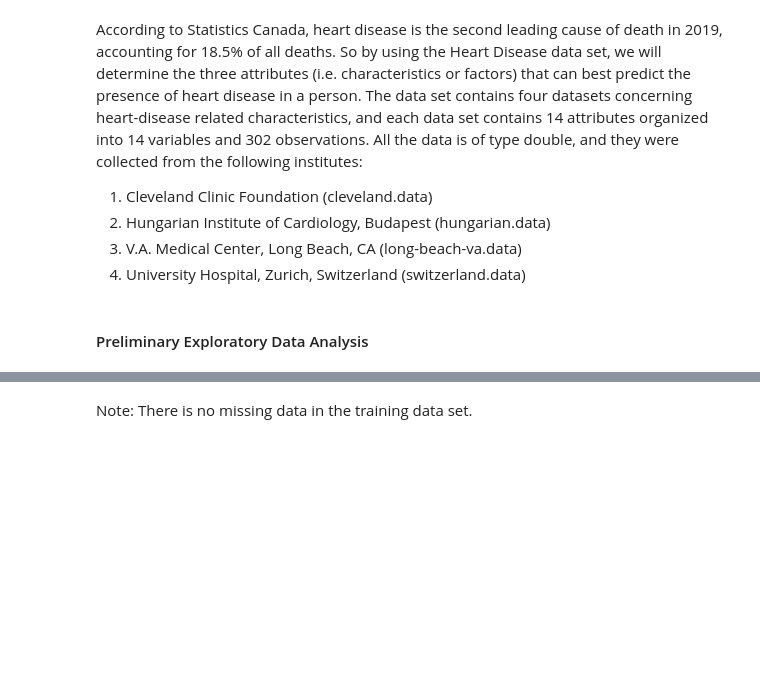
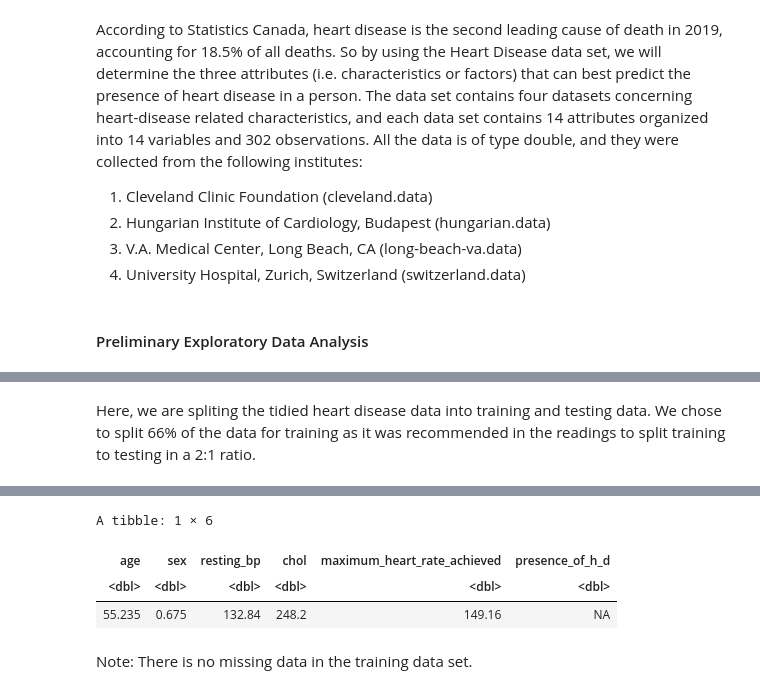
Before and after one commit to daphnetian/dsci-100-group-project, a Jupyter notebook: DSCI Project Proposal.ipynb, the cells around one changed output, grey strips where cells are left out. Cells and saved outputs as stored; diff of their text form; code cells hidden in the pictures; blank space fills up the shorter version.

```diff
--- a/DSCI Project Proposal.ipynb
+++ b/DSCI Project Proposal.ipynb
@@ -99,0 +93,11 @@ A tibble: 1 × 6
+# %%
+heart_split <- initial_split(heart_disease_data, prop = 0.66, strata = presence_of_h_d)
+training_data <- training(heart_split)
+testing_data<-testing(heart_split)
+# %% [markdown]
+Here, we are spliting the tidied heart disease data into training and testing data. We chose to split 66% of the data for training as it was recommended in the readings to split training to testing in a 2:1 ratio.
+# %%
+data_mean <- modify(training_data, mean) %>% head(1)
+
+data_mean
+# %% [output]
@@ -100,3 +106,7 @@ A tibble: 1 × 6
+A tibble: 1 × 6
+| age | sex | resting_bp | chol | maximum_heart_rate_achieved | presence_of_h_d |
+| <dbl> | <dbl> | <dbl> | <dbl> | <dbl> | <dbl> |
+| 55.235 | 0.675 | 132.84 | 248.2 | 149.16 | NA |
 # %% [markdown]
 Note:
 There is no missing data in the training data set.
```
Also changed, not shown: parts of 5 cells of this notebook.
